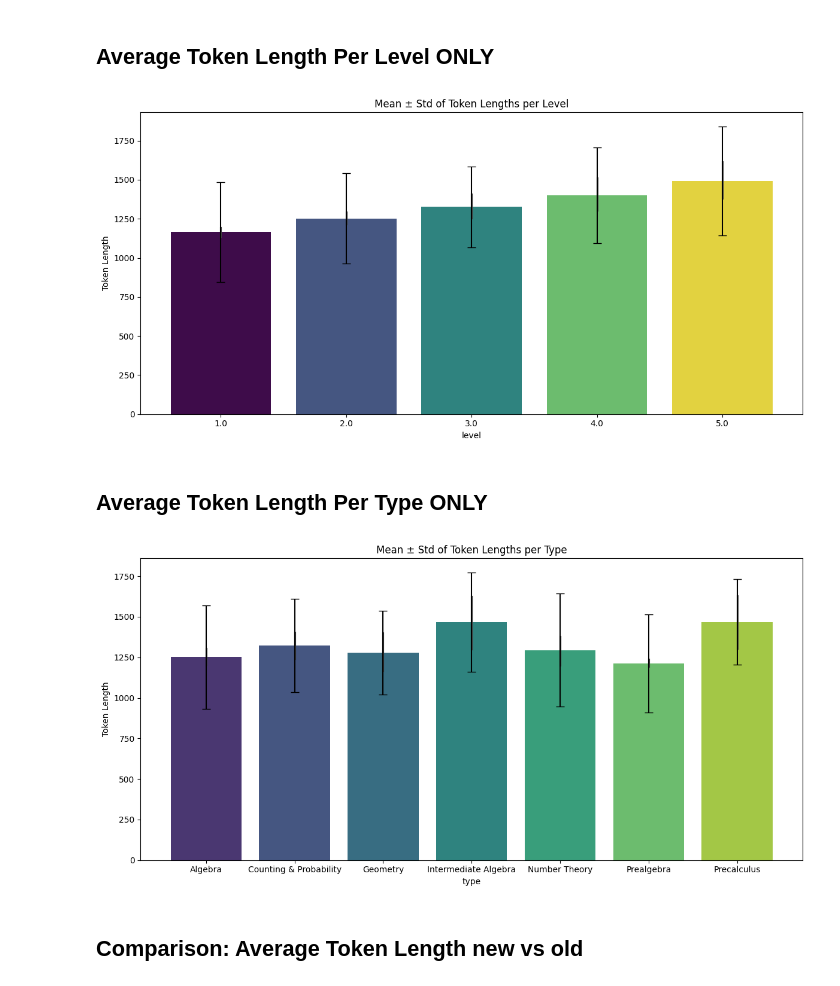
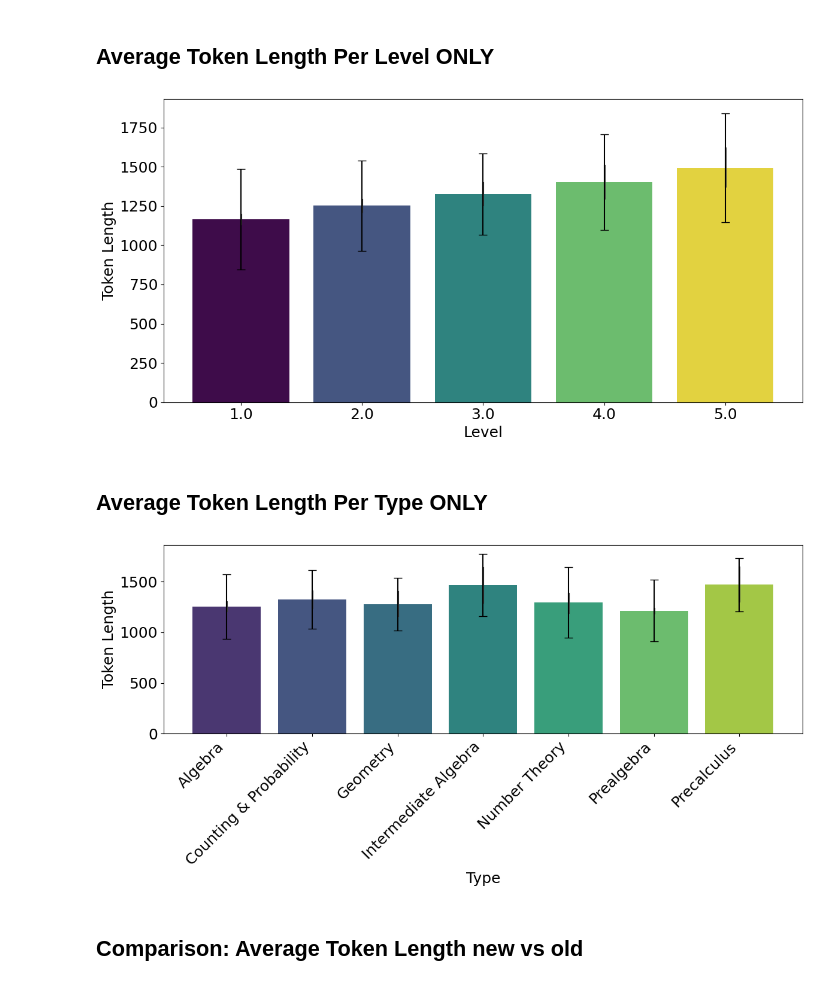
Before and after one commit to cayasryan/AdaptiveMathReasoning, a Jupyter notebook: explore/explore_eval_results.ipynb, the cells around one changed output. Saved outputs shown, nothing was run; the diff lists cells and outputs as text; code cells hidden in the pictures.

```diff
--- a/explore/explore_eval_results.ipynb
+++ b/explore/explore_eval_results.ipynb
@@ -2,7 +2,7 @@
 import pandas as pd
 
 # Read parquet file
-math_val = pd.read_parquet("../eval_results/Responses_L1-Qwen-1.5B-Max_test_w_level_type.parquet")
+math_val = pd.read_parquet("../eval_results/Responses_OLD_L1-Qwen-1.5B-Max_val.parquet")
 math_val
 # %% [output]
 |  | data_source | prompt | ability | reward_model | extra_info | responses | token_lengths |
@@ -64,7 +64,7 @@ importlib.reload(scripts.math_reward)
 
 from scripts.math_reward import math_reward_fn
 
-target_tokens = 2000
+target_tokens = 3600
 
 math_val["reward"] = math_val.apply(
     lambda row: math_reward_fn(row["responses"], row["ground_truth"], target_tokens, row["token_lengths"]),
@@ -257,42 +308,55 @@ token_length_summary
 grouped_lvl_all = math_val.groupby('level')['token_lengths'].agg(['mean', 'std']).reset_index()
 
 plt.figure(figsize=(12, 6))
-ax = sns.barplot(data=grouped_correct, x='level', y='mean', hue='level', palette='viridis', legend=False)
+ax = sns.barplot(
+    data=grouped_correct, x='level', y='mean', hue='level',
+    palette='viridis', legend=False
+)
 
-# Add error bars: match each row in grouped_all to a bar
+# Add error bars
 for (i, row), bar in zip(grouped_all.iterrows(), ax.patches):
     height = bar.get_height()
     x = bar.get_x() + bar.get_width() / 2
     ax.errorbar(x=x, y=height, yerr=row['std'], fmt='none', c='black', capsize=5)
 
+# Set font sizes
+ax.set_xlabel('Level', fontsize=18)
+ax.set_ylabel('Token Length', fontsize=18)
+ax.tick_params(axis='both', labelsize=18)
 
-plt.title('Mean ± Std of Token Lengths per Level')
-plt.ylabel('Token Length')
 plt.tight_layout()
+plt.savefig('../figures/mean_std_tokens_level_l1.png', dpi=300, bbox_inches='tight')
 plt.show()
 # %% [output]
-[figure, old version]
+[figure, new version]
 # %% [markdown]
 ## Average Token Length Per Type ONLY
 # %%
 grouped_type_all = math_val.groupby('type')['token_lengths'].agg(['mean', 'std']).reset_index()
 
 plt.figure(figsize=(12, 6))
-ax = sns.barplot(data=grouped_correct, x='type', y='mean', hue='type', palette='viridis', legend=False)
+ax = sns.barplot(
+    data=grouped_correct, x='type', y='mean', hue='type',
+    palette='viridis', legend=False
+)
 
-# Add error bars: match each row in grouped_all to a bar
+# Add error bars
 for (i, row), bar in zip(grouped_all.iterrows(), ax.patches):
     height = bar.get_height()
     x = bar.get_x() + bar.get_width() / 2
     ax.errorbar(x=x, y=height, yerr=row['std'], fmt='none', c='black', capsize=5)
 
+# Set font sizes
+ax.set_xlabel('Type', fontsize=18)
+ax.set_ylabel('Token Length', fontsize=18)
+ax.tick_params(axis='both', labelsize=18)
 
-plt.title('Mean ± Std of Token Lengths per Type')
-plt.ylabel('Token Length')
+plt.xticks(rotation=45, ha='right', fontsize=18)
 plt.tight_layout()
+plt.savefig('../figures/mean_std_tokens_type_l1.png', dpi=300, bbox_inches='tight')
 plt.show()
 # %% [output]
-[figure, old version]
+[figure, new version]
 # %% [markdown]
 ## Comparison: Average Token Length new vs old
 # %%
```
Also changed, not shown: parts of 24 cells of this notebook, 20 other files.
